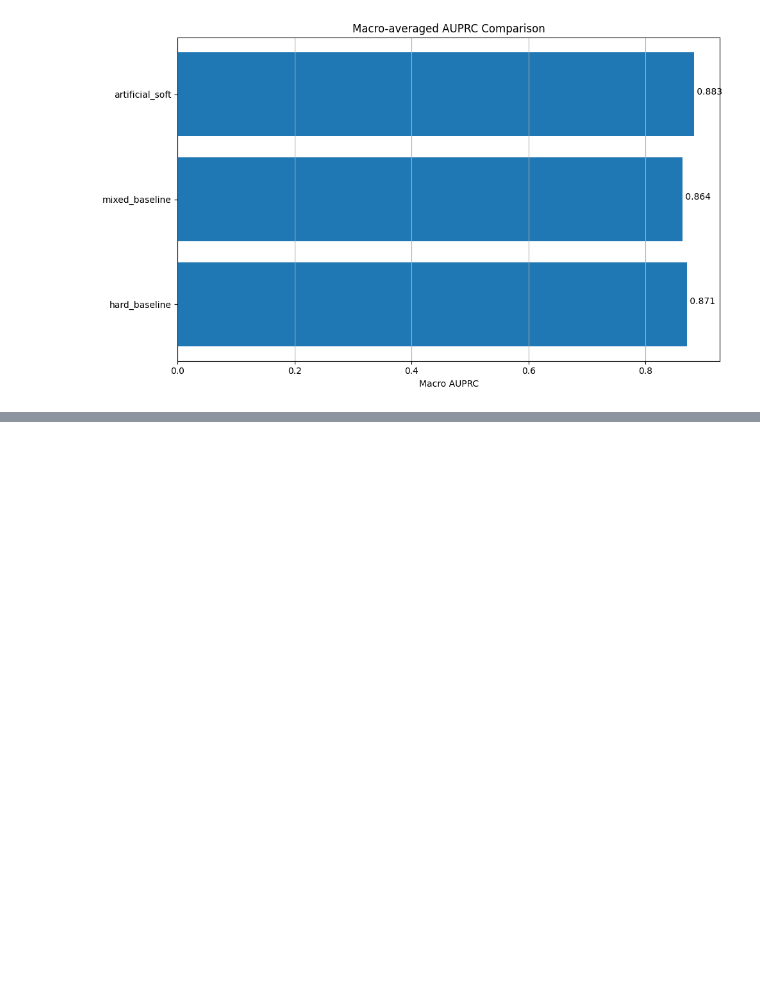
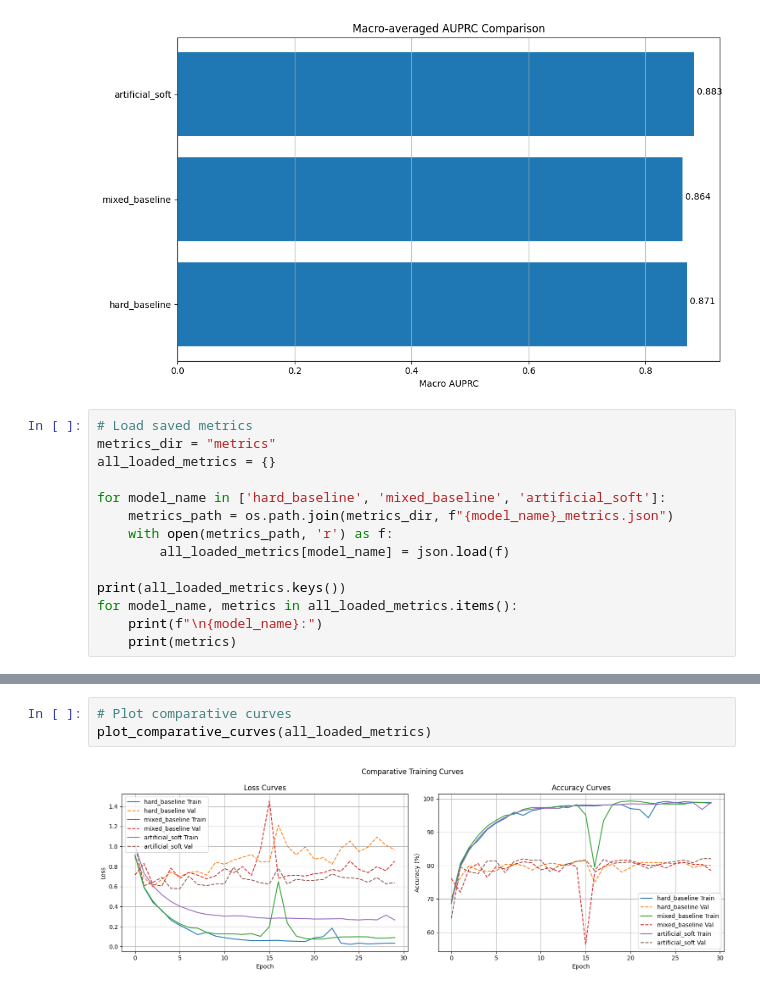
Before and after one commit to cdhmarsh/cs229_final_pub, a Jupyter notebook: uncertainty/updated_train.ipynb, the cells around one changed output, grey strips where cells are left out. Saved outputs shown, nothing was run; the diff lists cells and outputs as text; blank space fills up the shorter version.

```diff
--- a/uncertainty/updated_train.ipynb
+++ b/uncertainty/updated_train.ipynb
@@ -663,3 +663,17 @@ plt.show()
 # %% [output]
 [figure]
 [figure]
+# %%
+# Load saved metrics
+metrics_dir = "metrics"
+all_loaded_metrics = {}
+
+for model_name in ['hard_baseline', 'mixed_baseline', 'artificial_soft']:
+    metrics_path = os.path.join(metrics_dir, f"{model_name}_metrics.json")
+    with open(metrics_path, 'r') as f:
+        all_loaded_metrics[model_name] = json.load(f)
+
+print(all_loaded_metrics.keys())
+for model_name, metrics in all_loaded_metrics.items():
+    print(f"\n{model_name}:")
+    print(metrics)
@@ -665,0 +691,5 @@ plt.show()
+# %%
+# Plot comparative curves
+plot_comparative_curves(all_loaded_metrics)
+# %% [output]
+[figure, added]
```
Also changed, not shown: parts of 4 cells of this notebook, 5 other files.
